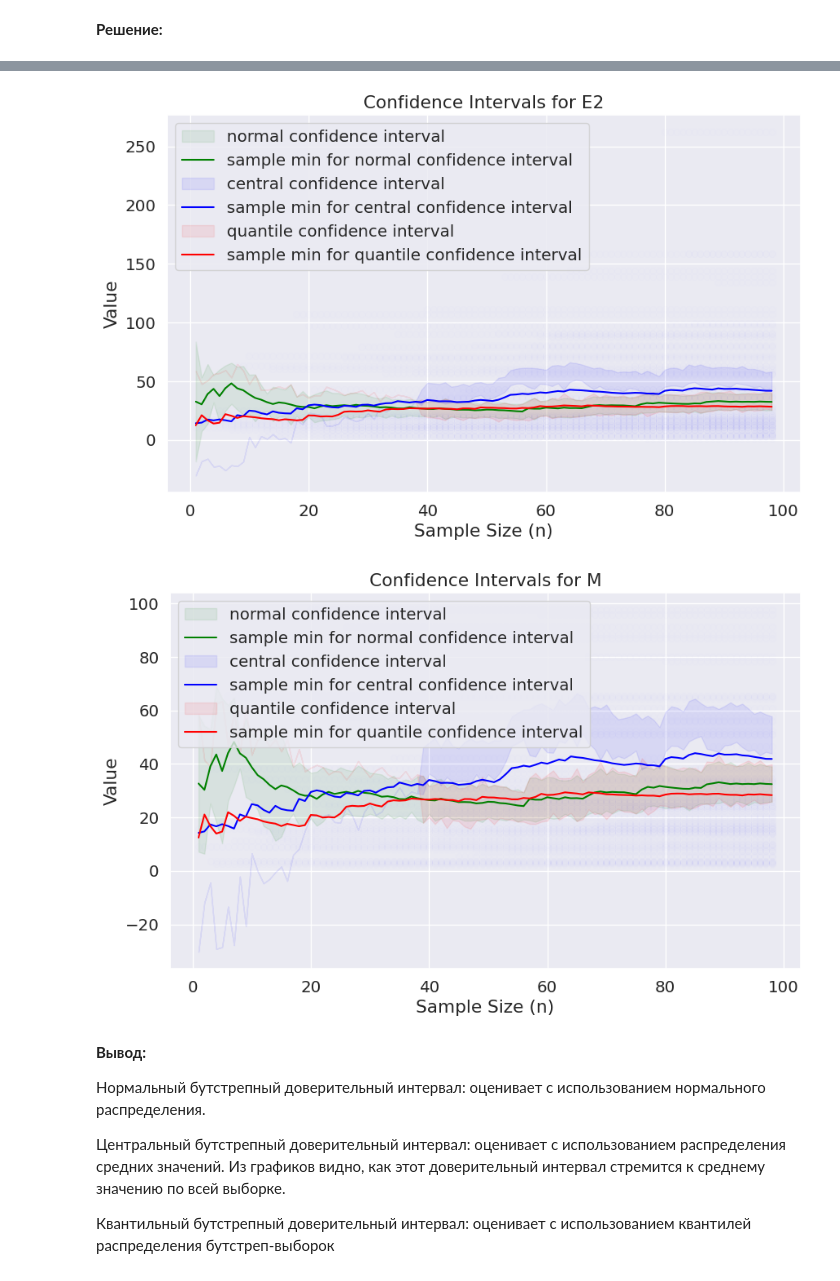
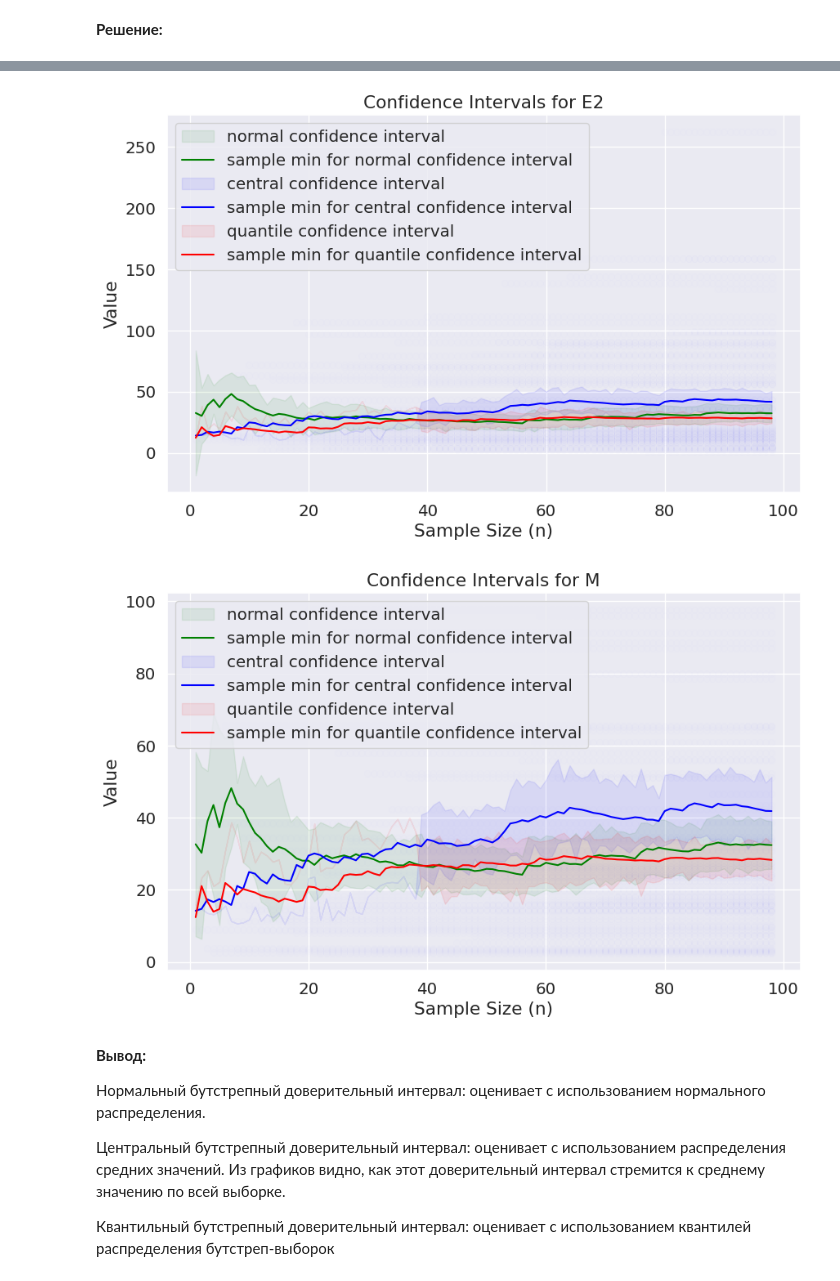
Before and after one commit to egoroz/data_scince_4_sem, a Jupyter notebook: 7/HW_7.ipynb, the cells around one changed output, grey strips where cells are left out. Cells and saved outputs as stored; diff of their text form; code cells hidden in the pictures.

```diff
--- a/7/HW_7.ipynb
+++ b/7/HW_7.ipynb
@@ -481,19 +481,20 @@ for i,c in enumerate(col):
         left_intervals[0].append(interval[0])
         right_intervals[0].append(interval[1])
 
-        ootstrap_estimations = bootstrap(data[col[1]])
+        bootstrap_estimations = bootstrap(data[col[1]])
         theta = round(np.mean(data[col[1]]), 2)
         estimations[1].append(theta)
         interval = bootstrap_central_confidence_interval(theta, bootstrap_estimations)
         left_intervals[1].append(interval[0])
         right_intervals[1].append(interval[1])
 
-        ootstrap_estimations = bootstrap(data[col[2]])
+        bootstrap_estimations = bootstrap(data[col[2]])
         theta = round(np.mean(data[col[2]]), 2)
         estimations[2].append(theta)
         interval = bootstrap_quantile_confidence_interval(theta, bootstrap_estimations)
         left_intervals[2].append(interval[0])
         right_intervals[2].append(interval[1])
+
 
 
     draw_confidence_interval(
@@ -513,5 +514,5 @@ for i,c in enumerate(col):
-[figure, old version]
+[figure, new version]
-[figure, old version]
+[figure, new version]
 # %% [markdown]
 **Вывод:**
 
```
Also changed, not shown: parts of 4 cells of this notebook.
